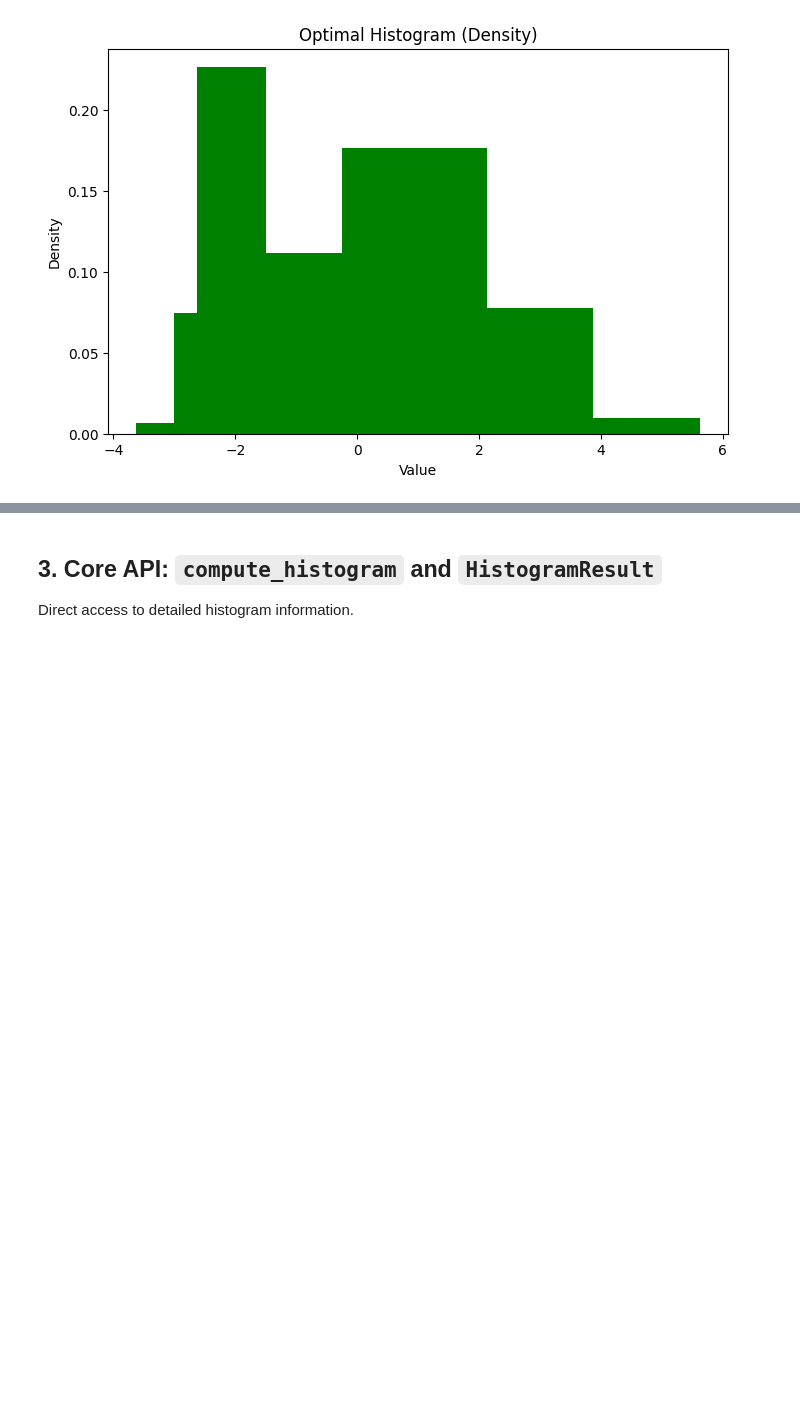
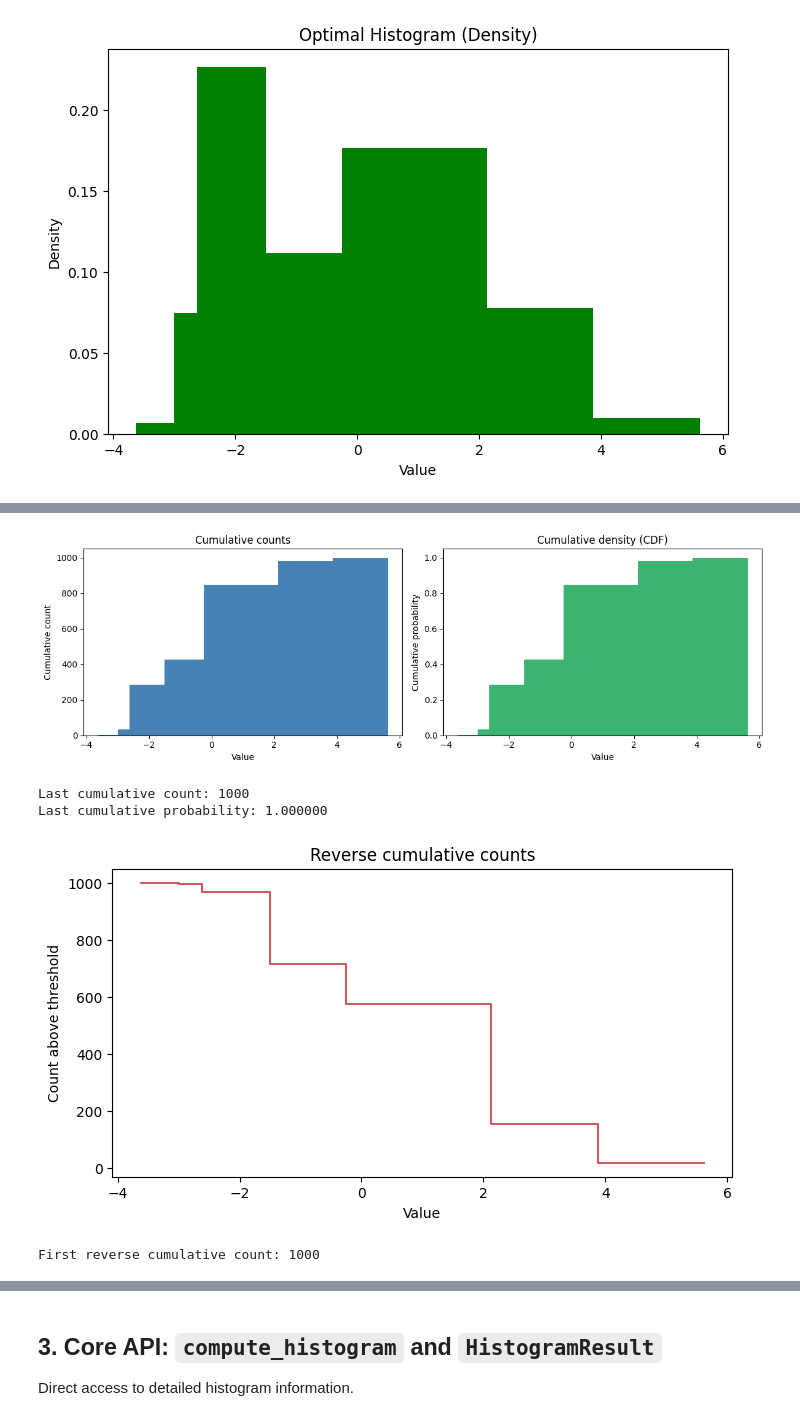
Before and after one commit to KhiopsML/khisto-python, a Jupyter notebook: sandbox/khisto_demo.ipynb, the cells around one changed output, grey strips where cells are left out. Cells and saved outputs as stored; diff of their text form; code cells hidden in the pictures; blank space fills up the shorter version.

```diff
--- a/sandbox/khisto_demo.ipynb
+++ b/sandbox/khisto_demo.ipynb
@@ -131,3 +164,49 @@ plt.show()
+# %%
+fig, axes = plt.subplots(1, 2, figsize=(12, 4))
+
+cum_n, cum_bins, _ = hist(data, cumulative=True, ax=axes[0], color="steelblue")
+axes[0].set_title("Cumulative counts")
+axes[0].set_xlabel("Value")
+axes[0].set_ylabel("Cumulative count")
+
+cdf_n, cdf_bins, _ = hist(
+    data,
+    density=True,
+    cumulative=True,
+    ax=axes[1],
+    color="mediumseagreen",
+)
+axes[1].set_title("Cumulative density (CDF)")
+axes[1].set_xlabel("Value")
+axes[1].set_ylabel("Cumulative probability")
+axes[1].set_ylim(0, 1.05)
+
+plt.tight_layout()
+plt.show()
+
+print(f"Last cumulative count: {cum_n[-1]:.0f}")
+print(f"Last cumulative probability: {cdf_n[-1]:.6f}")
+
+fig, ax = plt.subplots(figsize=(8, 4))
+reverse_n, reverse_bins, _ = hist(
+    data,
+    cumulative=-1,
+    ax=ax,
+    color="indianred",
+    histtype="step",
+)
+ax.set_title("Reverse cumulative counts")
+ax.set_xlabel("Value")
+ax.set_ylabel("Count above threshold")
+plt.show()
+
+print(f"First reverse cumulative count: {reverse_n[0]:.0f}")
+# %% [output]
+[figure, added]
+Last cumulative count: 1000
+Last cumulative probability: 1.000000
+[figure, added]
+First reverse cumulative count: 1000
 # %%
 # Different histogram types
 fig, axes = plt.subplots(1, 3, figsize=(15, 4))
```
Also changed, not shown: parts of 9 cells of this notebook, 15 other files.
